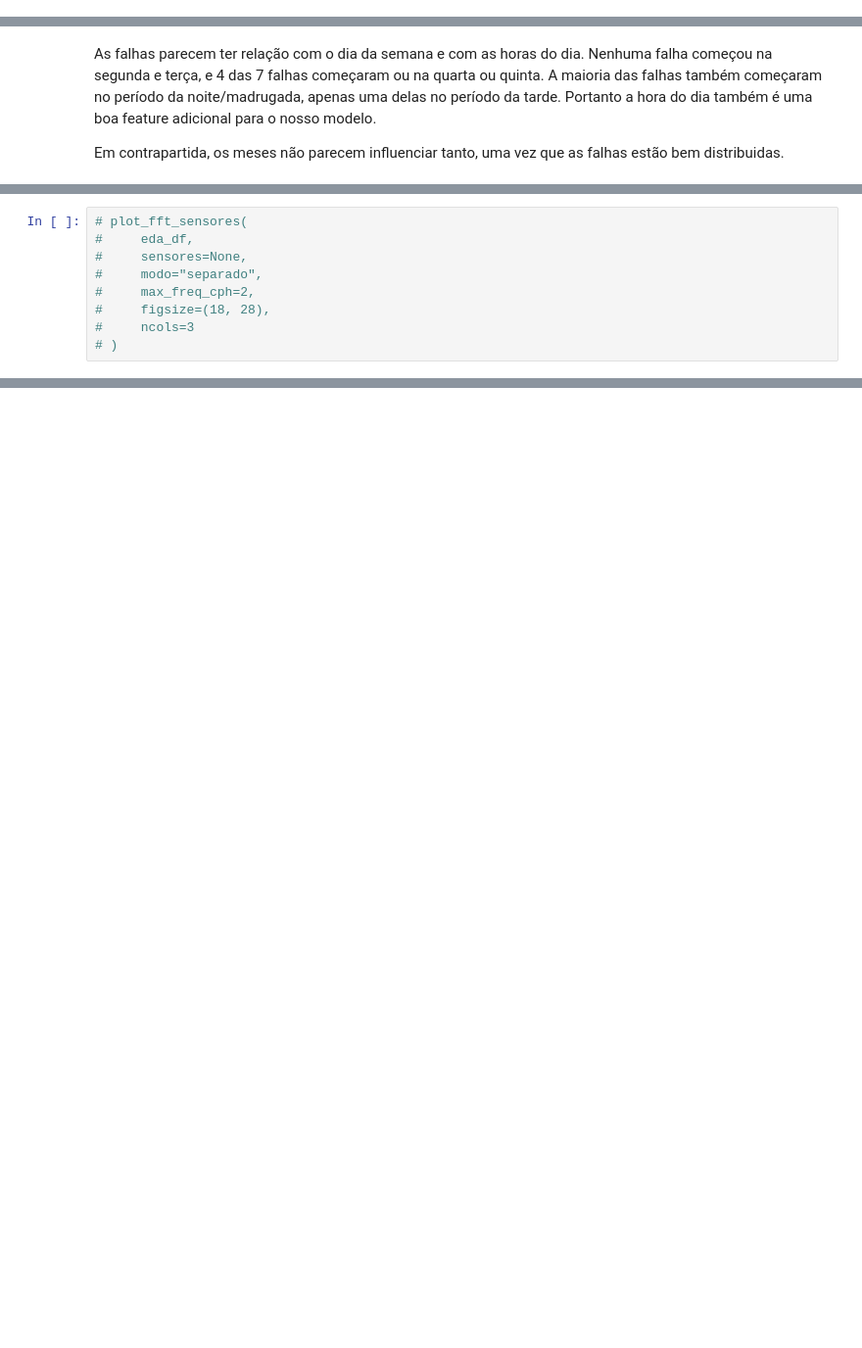
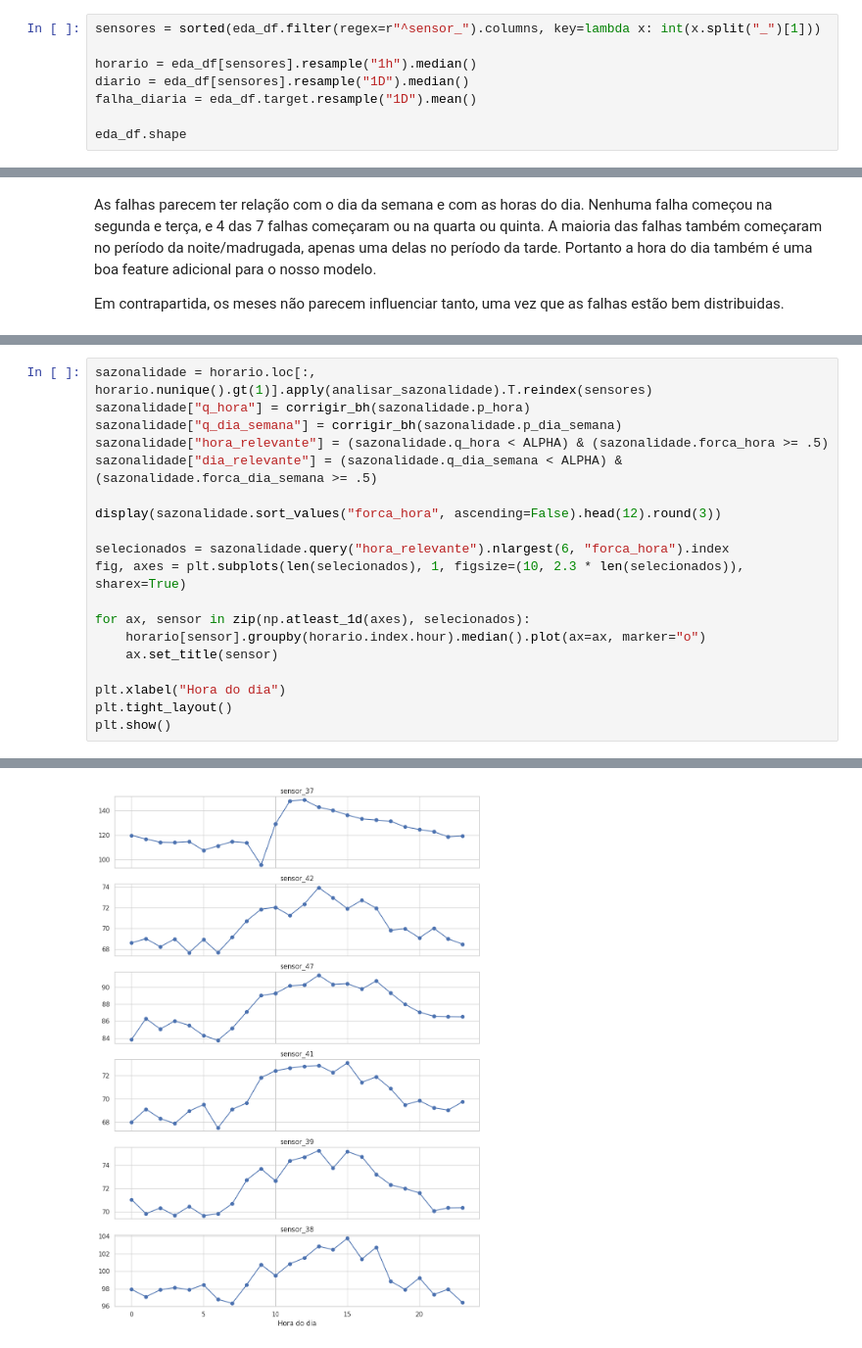
Before and after one commit to MiguelPim01/ps-industriall-estagio-ml, a Jupyter notebook: notebooks/06_eda_tendency_sazo.ipynb, the cells around one changed output, grey strips where cells are left out. Shown at 98% size. Drawn from its saved outputs; the diff is of its cells as text; blank space fills up the shorter version.

```diff
--- a/notebooks/06_eda_tendency_sazo.ipynb
+++ b/notebooks/06_eda_tendency_sazo.ipynb
@@ -313,3 +251,11 @@ eda_df
 | 2018-08-31 23:58:00 | 0 | 2.084228 | 192.076427 | 125.030042 | 47.801000 | 1137.031690 | 202.800674 | -2.724405 | 3.096265 | 40.085235 | ... |
 | 2018-08-31 23:59:00 | 0 | 4.558682 | 16.293402 | 45.667827 | 95.239698 | 1797.283986 | 214.738743 | 45.953489 | 59.104965 | 9.853991 | ... |
 220320 rows × 53 columns
+# %%
+sensores = sorted(eda_df.filter(regex=r"^sensor_").columns, key=lambda x: int(x.split("_")[1]))
+
+horario = eda_df[sensores].resample("1h").median()
+diario = eda_df[sensores].resample("1D").median()
+falha_diaria = eda_df.target.resample("1D").mean()
+
+eda_df.shape
@@ -328,9 +309,20 @@ Em contrapartida, os meses não parecem influenciar tanto, uma vez que as falhas
-# %%
-# plot_fft_sensores(
-#     eda_df,
-#     sensores=None,
-#     modo="separado",
-#     max_freq_cph=2,
-#     figsize=(18, 28),
-#     ncols=3
-# )
+# %%
+sazonalidade = horario.loc[:, horario.nunique().gt(1)].apply(analisar_sazonalidade).T.reindex(sensores)
+sazonalidade["q_hora"] = corrigir_bh(sazonalidade.p_hora)
+sazonalidade["q_dia_semana"] = corrigir_bh(sazonalidade.p_dia_semana)
+sazonalidade["hora_relevante"] = (sazonalidade.q_hora < ALPHA) & (sazonalidade.forca_hora >= .5)
+sazonalidade["dia_relevante"] = (sazonalidade.q_dia_semana < ALPHA) & (sazonalidade.forca_dia_semana >= .5)
+
+display(sazonalidade.sort_values("forca_hora", ascending=False).head(12).round(3))
+
+selecionados = sazonalidade.query("hora_relevante").nlargest(6, "forca_hora").index
+fig, axes = plt.subplots(len(selecionados), 1, figsize=(10, 2.3 * len(selecionados)), sharex=True)
+
+for ax, sensor in zip(np.atleast_1d(axes), selecionados):
+    horario[sensor].groupby(horario.index.hour).median().plot(ax=ax, marker="o")
+    ax.set_title(sensor)
+
+plt.xlabel("Hora do dia")
+plt.tight_layout()
+plt.show()
+# %% [output]
@@ -336,0 +342 @@ Em contrapartida, os meses não parecem influenciar tanto, uma vez que as falhas
+[figure, added]
```
Also changed, not shown: parts of 13 cells of this notebook, 6 other files.
